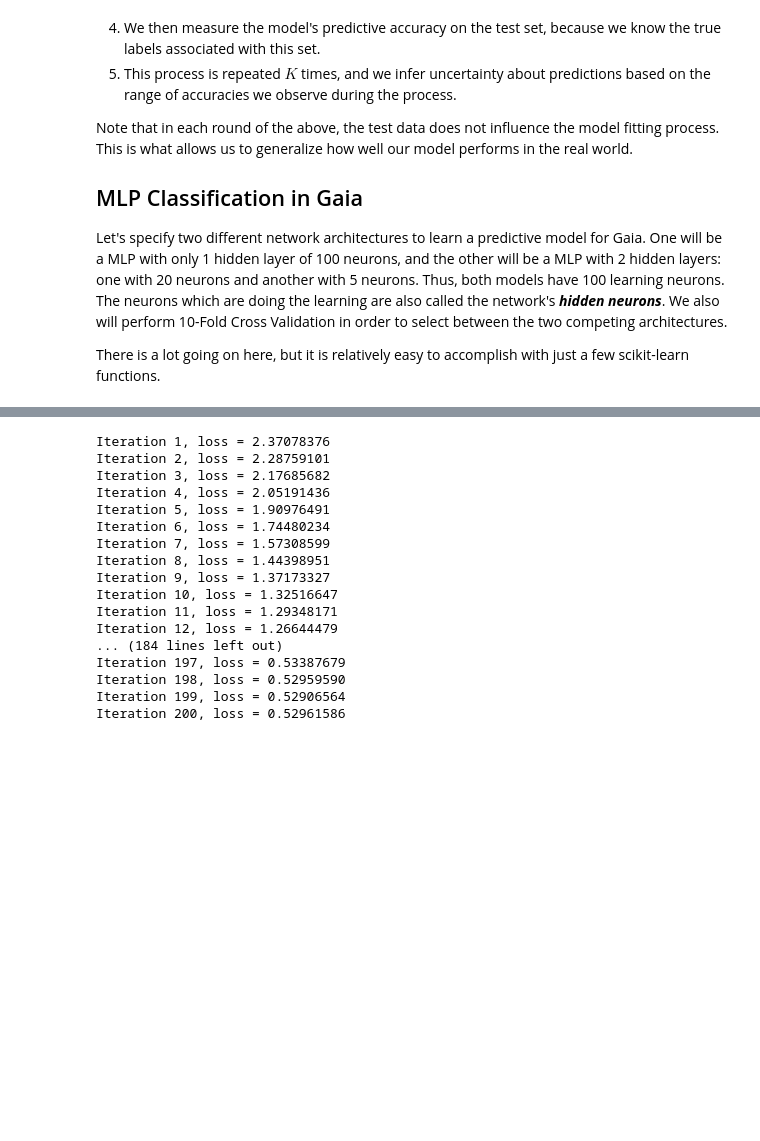
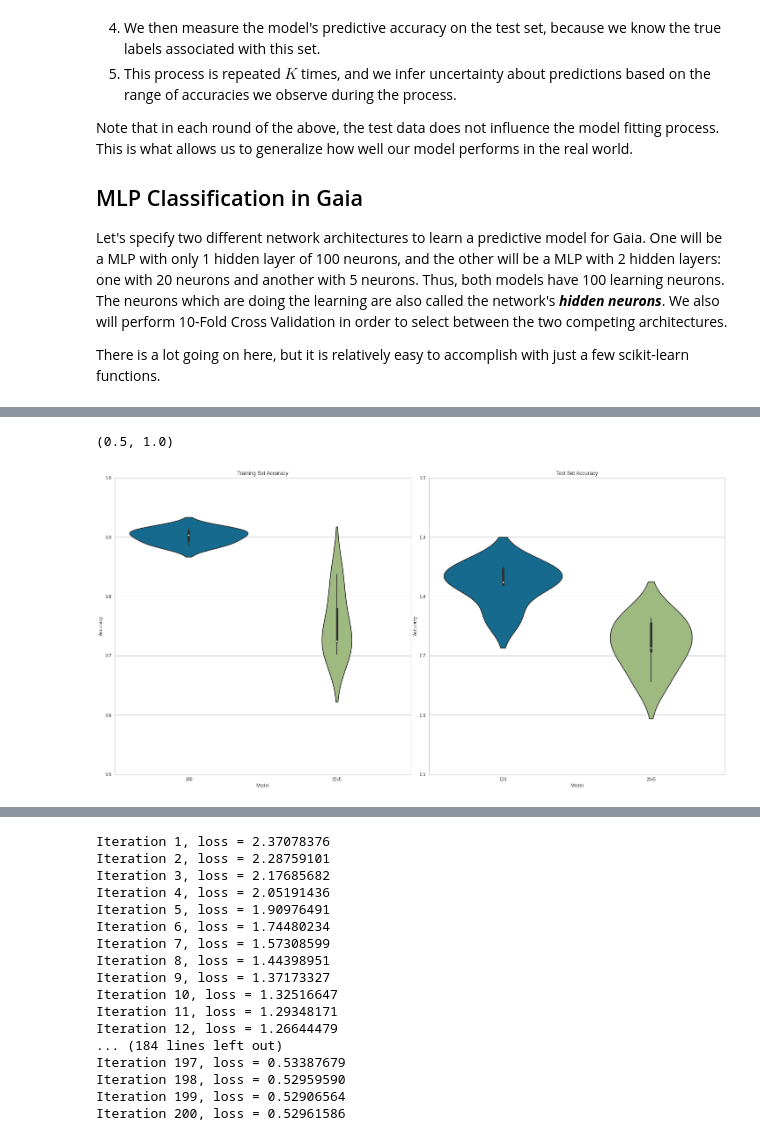
Before and after one commit to jt-ut/GaiaREU, a Jupyter notebook: GaiaREU-ML_v1.ipynb, the cells around one changed output, grey strips where cells are left out. Saved outputs shown, nothing was run; the diff lists cells and outputs as text; code cells hidden in the pictures; blank space fills up the shorter version.

```diff
--- a/GaiaREU-ML_v1.ipynb
+++ b/GaiaREU-ML_v1.ipynb
@@ -540,8 +540,8 @@ model20x5 = MLPClassifier(hidden_layer_sizes=(20,5), verbose=False, warm_start=T
 
 ## scikit-learn's cross_validate function takes a model and a # of CV Folds, and does all of the splitting / training / scoring / repeating internally.
 #  Here, we tell cross_validate to use prediction accuracy as the scoring method
-CV_Folds = 10
+CV_Folds = 5
 
-CV100_results = cross_validate(model100, X=flux, y=class_label, cv=CV_Folds, return_train_score=True, scoring='balanced_accuracy', verbose=1, n_jobs=2)
-CV20x5_results = cross_validate(model20x5, X=flux, y=class_label, cv=CV_Folds, return_train_score=True, scoring='balanced_accuracy', verbose=1, n_jobs=2)
+CV100_results = cross_validate(model100, X=flux, y=class_label, cv=CV_Folds, return_train_score=True, scoring='balanced_accuracy', verbose=2, n_jobs=5)
+CV20x5_results = cross_validate(model20x5, X=flux, y=class_label, cv=CV_Folds, return_train_score=True, scoring='balanced_accuracy', verbose=2, n_jobs=5)
 # %% [output]
@@ -551,0 +556,21 @@ CV20x5_results = cross_validate(model20x5, X=flux, y=class_label, cv=CV_Folds, r
+# %%
+## Visualize the CV results.
+#  First combine both model results into one data frame
+cv100df = pd.DataFrame(CV100_results)
+cv100df.insert(0, 'model', '100')
+cv20x5df = pd.DataFrame(CV20x5_results)
+cv20x5df.insert(0, 'model', '20x5')
+
+cvdf = pd.concat([cv100df, cv20x5df])
+
+#  Plot
+plt.rcParams['figure.figsize'] = (20,10)
+fig, axes = plt.subplots(1, 2)
+fig.tight_layout()
+sns.violinplot(data=cvdf, x="model", y="train_score", ax=axes[0]).set(title='Training Set Accuracy', ylabel='Accuracy', xlabel='Model')
+axes[0].set_ylim([0.5,1.0])
+sns.violinplot(data=cvdf, x="model", y="test_score", ax=axes[1]).set(title='Test Set Accuracy', ylabel='Accuracy', xlabel='Model')
+axes[1].set_ylim([0.5,1.0])
+# %% [output]
+(0.5, 1.0)
+[figure, added]
```
Also changed, not shown: parts of 3 cells of this notebook.
